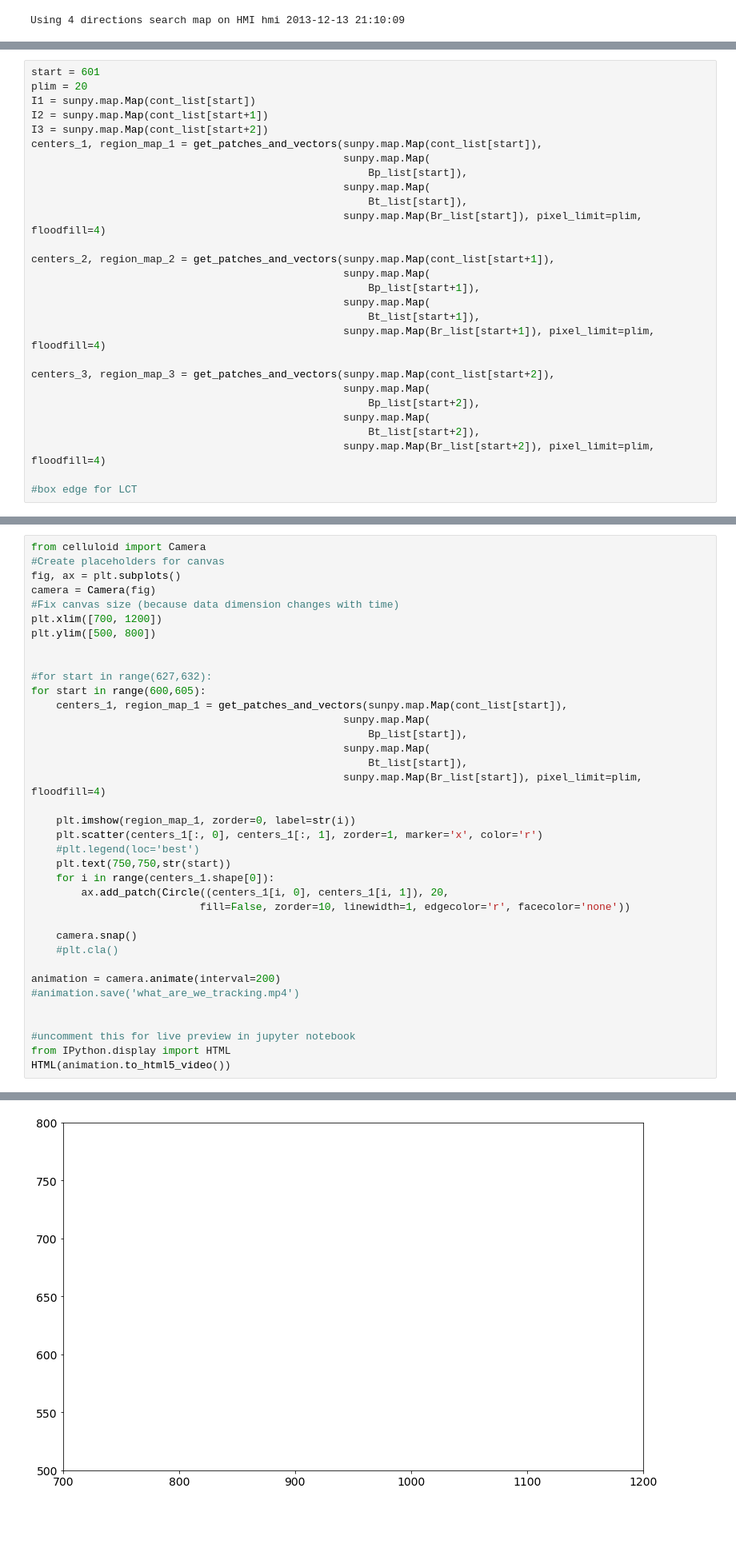
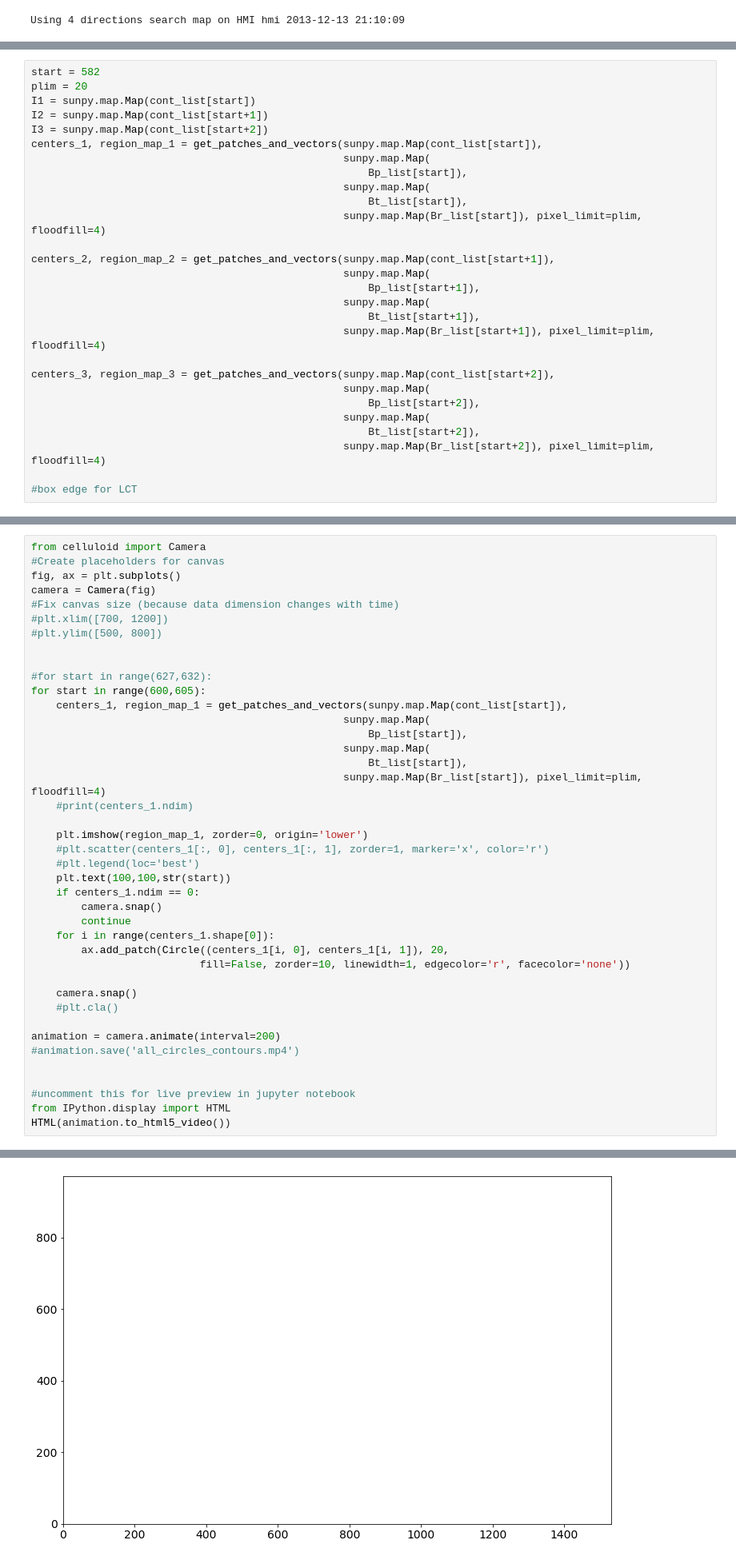
Before and after one commit to lzivadinovic/ondrejov_internship_2019, a Jupyter notebook: helper_testing_notebooks/pattern_matching.ipynb, the cells around one changed output, grey strips where cells are left out. Shown at 80% size. Drawn from its saved outputs; the diff is of its cells as text; blank space fills up the shorter version.

```diff
--- a/helper_testing_notebooks/pattern_matching.ipynb
+++ b/helper_testing_notebooks/pattern_matching.ipynb
@@ -105,7 +105,7 @@ def gauss2dwindow(cent, sigma, dim):
 #gauss2dwindow([400,400],[5,5], [1000,1500]).shape
 #plt.colorbar()
 # %%
-start = 601
+start = 582
 plim = 20
 I1 = sunpy.map.Map(cont_list[start])
 I2 = sunpy.map.Map(cont_list[start+1])
@@ -301,42 +299,46 @@ from celluloid import Camera
 fig, ax = plt.subplots()
 camera = Camera(fig)
 #Fix canvas size (because data dimension changes with time)
-plt.xlim([700, 1200])
-plt.ylim([500, 800])
+#plt.xlim([700, 1200])
+#plt.ylim([500, 800])
 
 
 #for start in range(627,632):
 for start in range(600,605):
     centers_1, region_map_1 = get_patches_and_vectors(sunpy.map.Map(cont_list[start]),
                                                   sunpy.map.Map(
                                                       Bp_list[start]),
                                                   sunpy.map.Map(
                                                       Bt_list[start]),
                                                   sunpy.map.Map(Br_list[start]), pixel_limit=plim, floodfill=4)
+    #print(centers_1.ndim)
 
-    plt.imshow(region_map_1, zorder=0, label=str(i))
-    plt.scatter(centers_1[:, 0], centers_1[:, 1], zorder=1, marker='x', color='r')
+    plt.imshow(region_map_1, zorder=0, origin='lower')
+    #plt.scatter(centers_1[:, 0], centers_1[:, 1], zorder=1, marker='x', color='r')
     #plt.legend(loc='best')
-    plt.text(750,750,str(start))
+    plt.text(100,100,str(start))
+    if centers_1.ndim == 0:
+        camera.snap()
+        continue
     for i in range(centers_1.shape[0]):
         ax.add_patch(Circle((centers_1[i, 0], centers_1[i, 1]), 20,
                            fill=False, zorder=10, linewidth=1, edgecolor='r', facecolor='none'))
 
     camera.snap()
     #plt.cla()
 
 animation = camera.animate(interval=200)
-#animation.save('what_are_we_tracking.mp4')
+#animation.save('all_circles_contours.mp4')
 
 
 #uncomment this for live preview in jupyter notebook
 from IPython.display import HTML
 HTML(animation.to_html5_video())
 # %% [output]
 Using 4 directions search map on HMI hmi 2013-12-13 11:10:09
 Using 4 directions search map on HMI hmi 2013-12-13 11:22:09
 Using 4 directions search map on HMI hmi 2013-12-13 11:34:09
 Using 4 directions search map on HMI hmi 2013-12-13 11:46:09
 Using 4 directions search map on HMI hmi 2013-12-13 11:58:09
 [interactive output not drawn]
-[figure, old version]
+[figure, new version]
```
Also changed, not shown: parts of 14 cells of this notebook, 7 other files.
